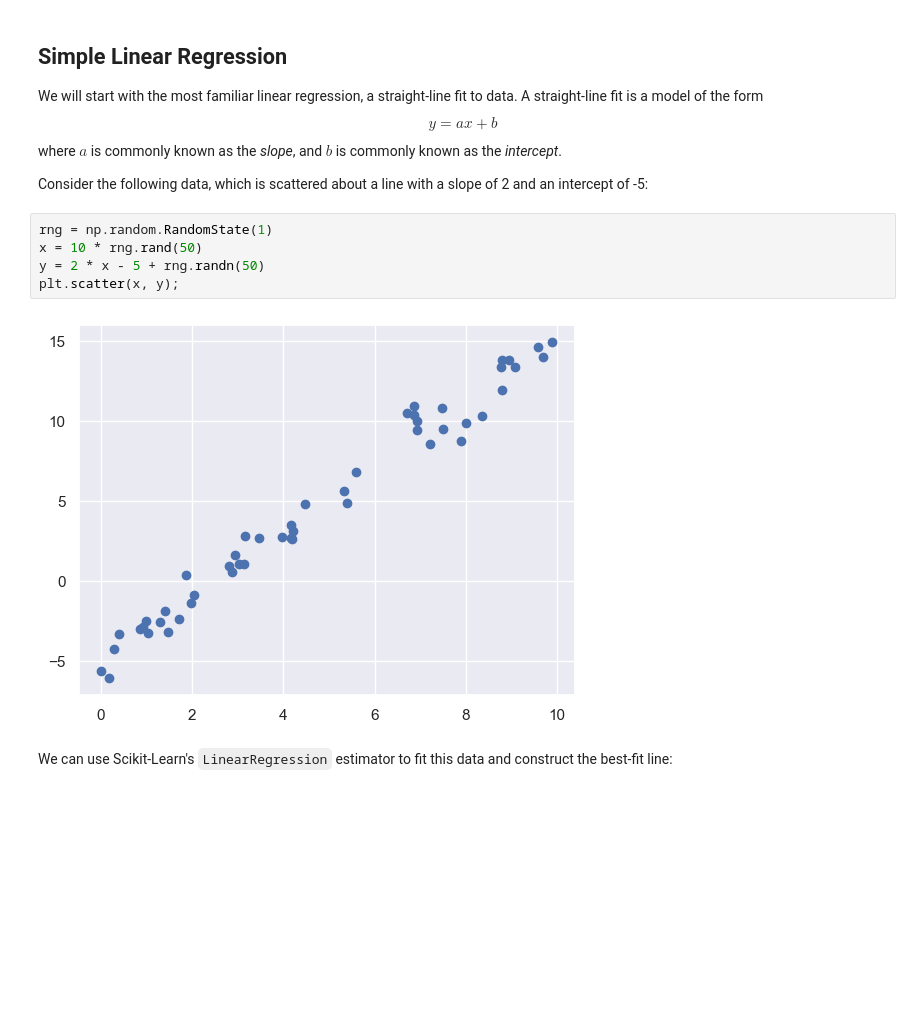
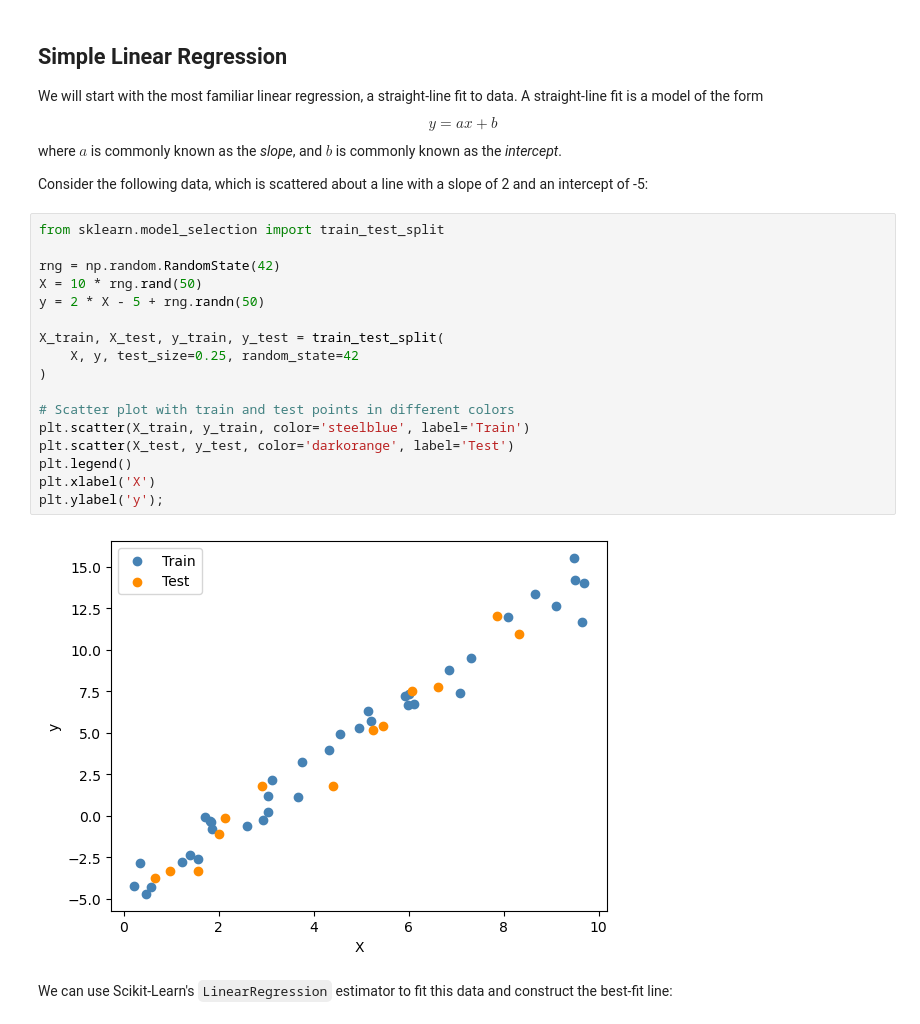
Before and after one commit to sippohippo/PythonForBusinessInt2026, a Jupyter notebook: notebooks/L6_3_linear_regression.ipynb, the cells around one changed output. Saved outputs shown, nothing was run; the diff lists cells and outputs as text; blank space fills up the shorter version.

```diff
--- a/notebooks/L6_3_linear_regression.ipynb
+++ b/notebooks/L6_3_linear_regression.ipynb
@@ -28,13 +26,25 @@ $$
 where $a$ is commonly known as the *slope*, and $b$ is commonly known as the *intercept*.
 
 Consider the following data, which is scattered about a line with a slope of 2 and an intercept of -5:
-# %%
-rng = np.random.RandomState(1)
-x = 10 * rng.rand(50)
-y = 2 * x - 5 + rng.randn(50)
-plt.scatter(x, y);
-# %% [output]
-[figure, removed]
+# %%
+from sklearn.model_selection import train_test_split
+
+rng = np.random.RandomState(42)
+X = 10 * rng.rand(50)
+y = 2 * X - 5 + rng.randn(50)
+
+X_train, X_test, y_train, y_test = train_test_split(
+    X, y, test_size=0.25, random_state=42
+)
+
+# Scatter plot with train and test points in different colors
+plt.scatter(X_train, y_train, color='steelblue', label='Train')
+plt.scatter(X_test, y_test, color='darkorange', label='Test')
+plt.legend()
+plt.xlabel('X')
+plt.ylabel('y');
+# %% [output]
+[figure, added]
 # %% [markdown]
 We can use Scikit-Learn's ``LinearRegression`` estimator to fit this data and construct the best-fit line:
 # %%
```
Also changed, not shown: parts of 6 cells of this notebook, 2 other files.
